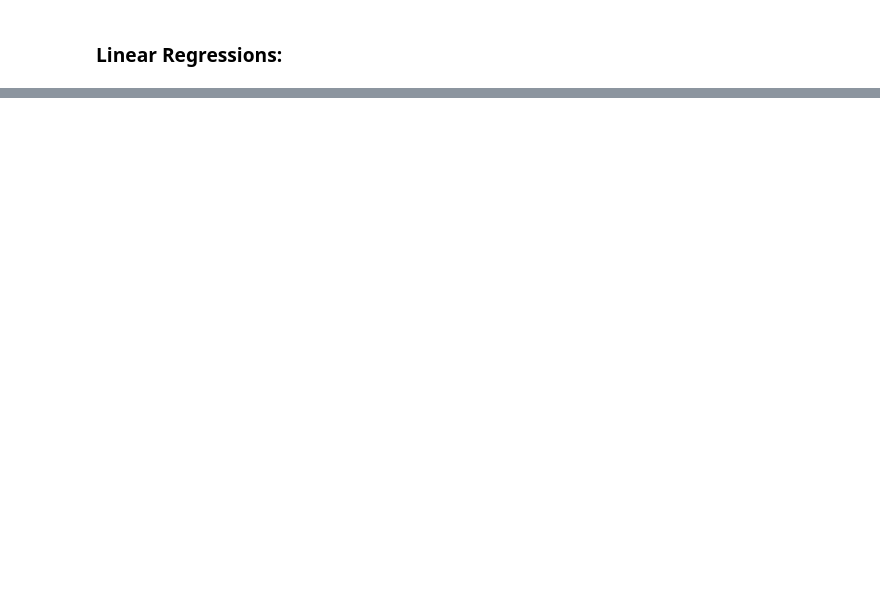
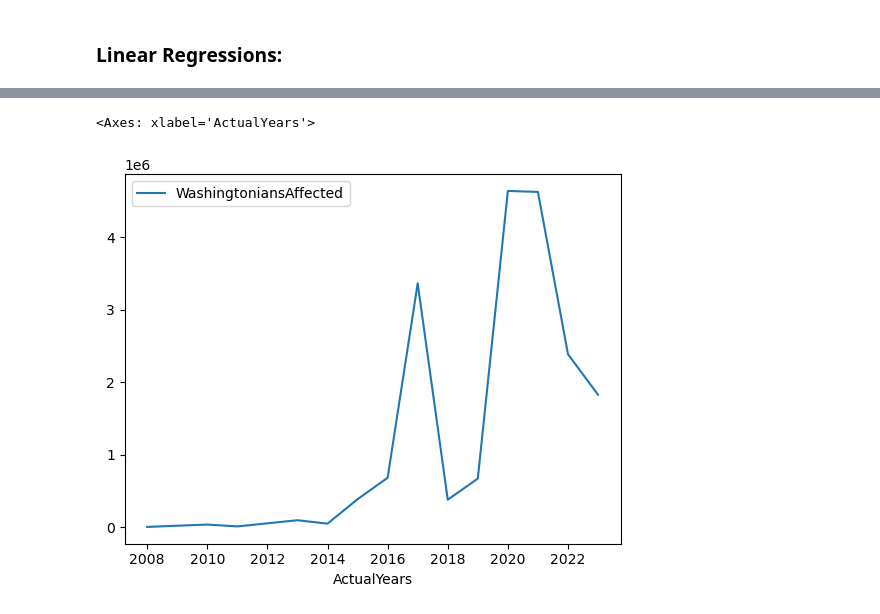
Before and after one commit to IsaacDaHanes/WA_Databreaches_Predictive_Analysis, a Jupyter notebook: notebooks/new_eda_nb.ipynb, the cells around one changed output, grey strips where cells are left out. Cells and saved outputs as stored; diff of their text form; code cells hidden in the pictures; blank space fills up the shorter version.

```diff
--- a/notebooks/new_eda_nb.ipynb
+++ b/notebooks/new_eda_nb.ipynb
@@ -120,0 +330,7 @@ H1: Phishing mean Affected > Malware mean affected
+# %%
+# number of total affected per year
+grouped_years = cleandf[['ActualYears', 'WashingtoniansAffected']].groupby('ActualYears')
+grouped_years.sum().plot()
+# %% [output]
+<Axes: xlabel='ActualYears'>
+[figure, added]
```
Also changed, not shown: parts of 45 cells of this notebook, 6 other files.
